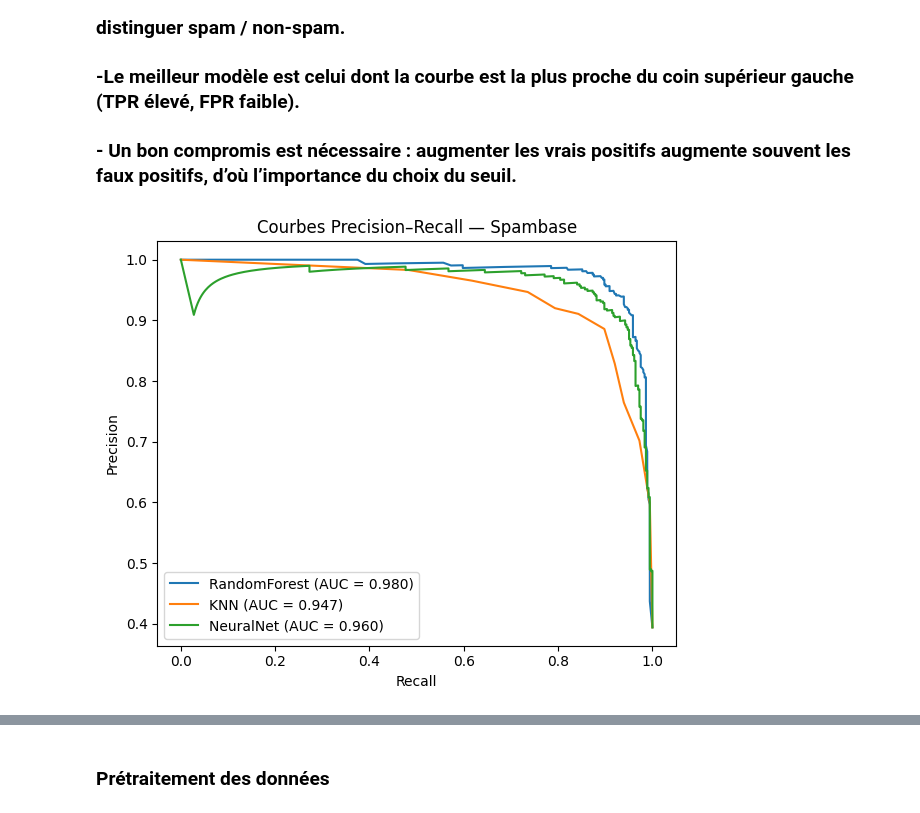
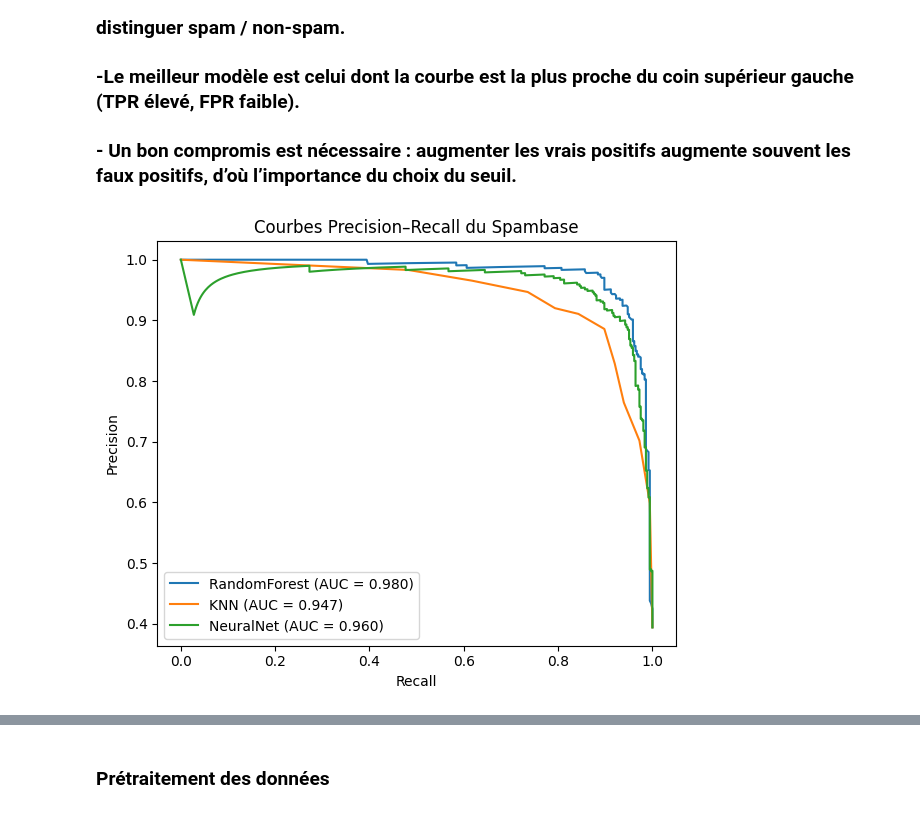
Before and after one commit to Ali322O/ML-project---Diabete-detection-, a Jupyter notebook: notebooks/spam.ipynb, the cells around one changed output, grey strips where cells are left out. Drawn from its saved outputs; the diff is of its cells as text; code cells hidden in the pictures.

```diff
--- a/notebooks/spam.ipynb
+++ b/notebooks/spam.ipynb
@@ -313,10 +316,10 @@ plot_roc_curves(
 # %%
 plot_precision_recall_curves(
     models,
     X_test,
     y_test,
-    title="Courbes Precision–Recall — Spambase"
+    title="Courbes Precision–Recall du Spambase"
 )
 # %% [output]
-[figure, old version]
+[figure, new version]
 # %% [markdown]
```
Also changed, not shown: parts of 36 cells of this notebook, 2 other files.
